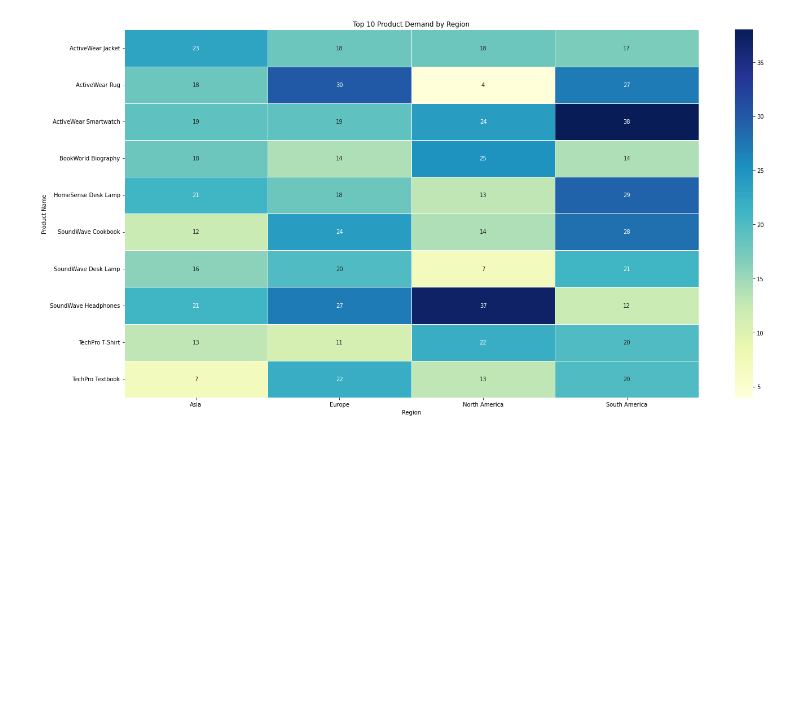
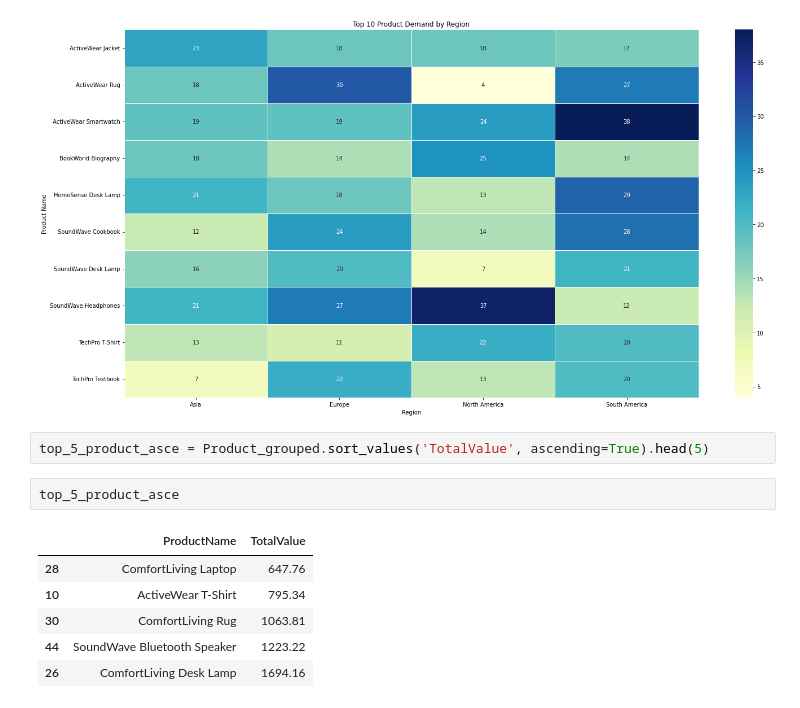
Before and after one commit to Samir433/Data_Science_Assignment, a Jupyter notebook: Samir_Atpadkar_EDA.ipynb, the cells around one changed output. Cells and saved outputs as stored; diff of their text form; blank space fills up the shorter version.

```diff
--- a/Samir_Atpadkar_EDA.ipynb
+++ b/Samir_Atpadkar_EDA.ipynb
@@ -503,3 +512,14 @@ plt.show()
 See https://numpy.org/devdocs/release/1.25.0-notes.html and the docs for more information.  (Deprecated NumPy 1.25)
   common = np.find_common_type([values.dtype, comps_array.dtype], [])
 [figure]
+# %%
+top_5_product_asce = Product_grouped.sort_values('TotalValue', ascending=True).head(5)
+# %%
+top_5_product_asce
+# %% [output]
+|  | ProductName | TotalValue |
+| 28 | ComfortLiving Laptop | 647.76 |
+| 10 | ActiveWear T-Shirt | 795.34 |
+| 30 | ComfortLiving Rug | 1063.81 |
+| 44 | SoundWave Bluetooth Speaker | 1223.22 |
+| 26 | ComfortLiving Desk Lamp | 1694.16 |
```
Also changed, not shown: parts of 4 cells of this notebook, 2 other files.
